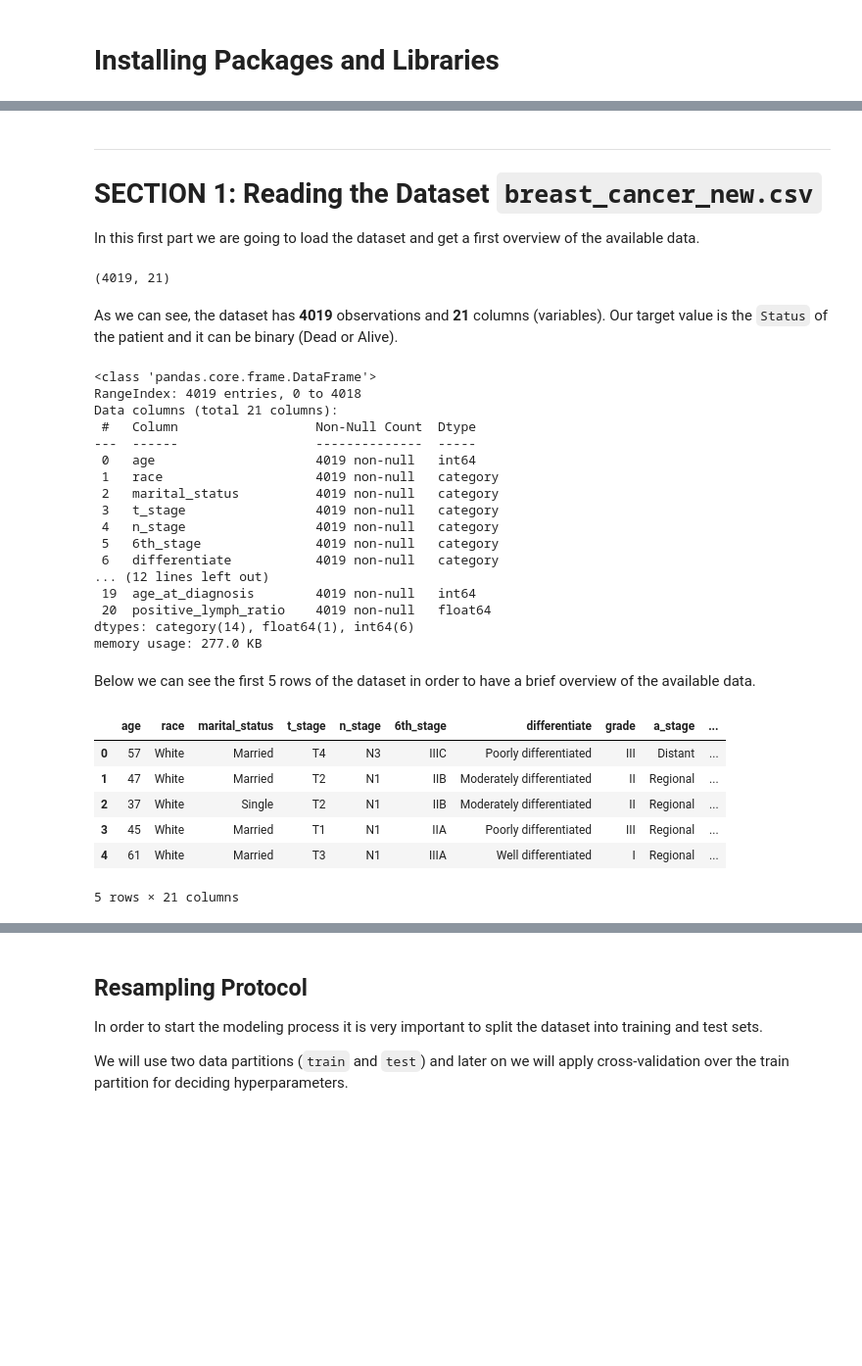
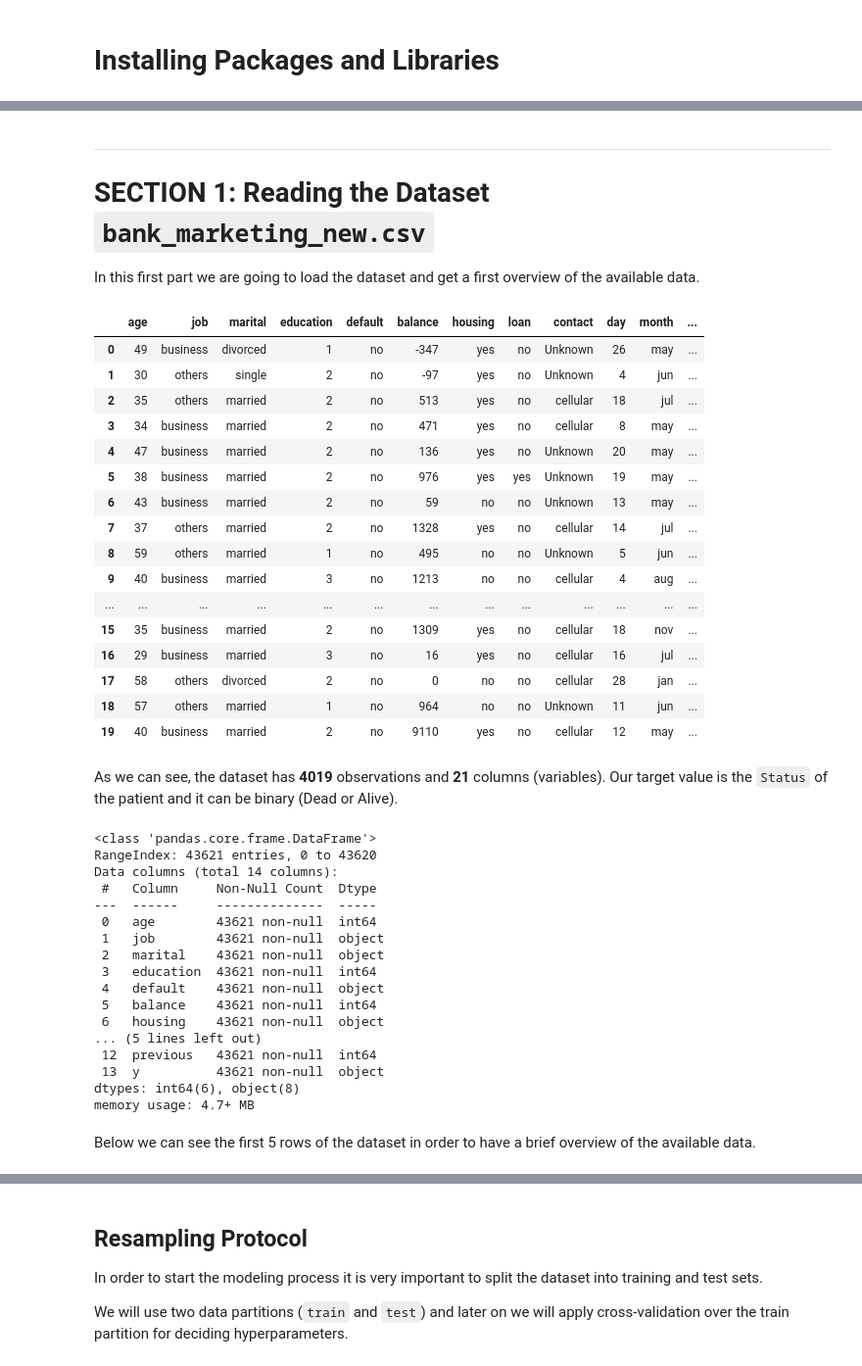
Before and after one commit to odyskypa/bank-marketing-campaign, a Jupyter notebook: notebooks/Modeling.ipynb, the cells around one changed output, grey strips where cells are left out. Shown at 98% size. Drawn from its saved outputs; the diff is of its cells as text; code cells hidden in the pictures; blank space fills up the shorter version.

```diff
--- a/notebooks/Modeling.ipynb
+++ b/notebooks/Modeling.ipynb
@@ -283,12 +51,28 @@ def plot_histogram(data, column, color, title):
 # %% [markdown]
 ***
-# SECTION 1: Reading the Dataset `breast_cancer_new.csv`
+# SECTION 1: Reading the Dataset `bank_marketing_new.csv`
 
 In this first part we are going to load the dataset and get a first overview of the available data.
 # %%
-breast_cancer = read_csv("./breast_cancer_new.csv", header=0, delimiter=',')
-breast_cancer.shape
+bank_marketing = read_csv("./bank_marketing_new.csv", header=0, delimiter=',')
+bank_marketing.head(20)
 # %% [output]
-(4019, 21)
+|  | age | job | marital | education | default | balance | housing | loan | contact | day | month | ... |
+| 0 | 49 | business | divorced | 1 | no | -347 | yes | no | Unknown | 26 | may | ... |
+| 1 | 30 | others | single | 2 | no | -97 | yes | no | Unknown | 4 | jun | ... |
+| 2 | 35 | others | married | 2 | no | 513 | yes | no | cellular | 18 | jul | ... |
+| 3 | 34 | business | married | 2 | no | 471 | yes | no | cellular | 8 | may | ... |
+| 4 | 47 | business | married | 2 | no | 136 | yes | no | Unknown | 20 | may | ... |
+| 5 | 38 | business | married | 2 | no | 976 | yes | yes | Unknown | 19 | may | ... |
+| 6 | 43 | business | married | 2 | no | 59 | no | no | Unknown | 13 | may | ... |
+| 7 | 37 | others | married | 2 | no | 1328 | yes | no | cellular | 14 | jul | ... |
+| 8 | 59 | others | married | 1 | no | 495 | no | no | Unknown | 5 | jun | ... |
+| 9 | 40 | business | married | 3 | no | 1213 | no | no | cellular | 4 | aug | ... |
+| ... | ... | ... | ... | ... | ... | ... | ... | ... | ... | ... | ... | ... |
+| 15 | 35 | business | married | 2 | no | 1309 | yes | no | cellular | 18 | nov | ... |
+| 16 | 29 | business | married | 3 | no | 16 | yes | no | cellular | 16 | jul | ... |
+| 17 | 58 | others | divorced | 2 | no | 0 | no | no | cellular | 28 | jan | ... |
+| 18 | 57 | others | married | 1 | no | 964 | no | no | Unknown | 11 | jun | ... |
+| 19 | 40 | business | married | 2 | no | 9110 | yes | no | cellular | 12 | may | ... |
 # %% [markdown]
 As we can see, the dataset has **4019** observations and **21** columns (variables). Our target value is the `Status` of the patient and it can be binary (Dead or Alive).
@@ -318,32 +79,22 @@ breast_cancer['grade'] = pd.Categorical(breast_cancer['grade'], categories=grade
 # %%
-breast_cancer.info()
+bank_marketing.info()
 # %% [output]
 <class 'pandas.core.frame.DataFrame'>
-RangeIndex: 4019 entries, 0 to 4018
-Data columns (total 21 columns):
- #   Column                  Non-Null Count  Dtype
----  ------                  --------------  -----
- 0   age                     4019 non-null   int64
- 1   race                    4019 non-null   category
- 2   marital_status          4019 non-null   category
- 3   t_stage                 4019 non-null   category
- 4   n_stage                 4019 non-null   category
- 5   6th_stage               4019 non-null   category
- 6   differentiate           4019 non-null   category
-... (12 lines left out)
- 19  age_at_diagnosis        4019 non-null   int64
- 20  positive_lymph_ratio    4019 non-null   float64
-dtypes: category(14), float64(1), int64(6)
-memory usage: 277.0 KB
+RangeIndex: 43621 entries, 0 to 43620
+Data columns (total 14 columns):
+ #   Column     Non-Null Count  Dtype
+---  ------     --------------  -----
+ 0   age        43621 non-null  int64
+ 1   job        43621 non-null  object
+ 2   marital    43621 non-null  object
+ 3   education  43621 non-null  int64
+ 4   default    43621 non-null  object
+ 5   balance    43621 non-null  int64
+ 6   housing    43621 non-null  object
+... (5 lines left out)
+ 12  previous   43621 non-null  int64
+ 13  y          43621 non-null  object
+dtypes: int64(6), object(8)
+memory usage: 4.7+ MB
 # %% [markdown]
 Below we can see the first 5 rows of the dataset in order to have a brief overview of the available data.
-# %%
-breast_cancer.head()
-# %% [output]
-|  | age | race | marital_status | t_stage | n_stage | 6th_stage | differentiate | grade | a_stage | ... |
-| 0 | 57 | White | Married | T4 | N3 | IIIC | Poorly differentiated | III | Distant | ... |
-| 1 | 47 | White | Married | T2 | N1 | IIB | Moderately differentiated | II | Regional | ... |
-| 2 | 37 | White | Single | T2 | N1 | IIB | Moderately differentiated | II | Regional | ... |
-| 3 | 45 | White | Married | T1 | N1 | IIA | Poorly differentiated | III | Regional | ... |
-| 4 | 61 | White | Married | T3 | N1 | IIIA | Well differentiated | I | Regional | ... |
-5 rows × 21 columns
```
Also changed, not shown: parts of 40 cells of this notebook, 1 other file.
